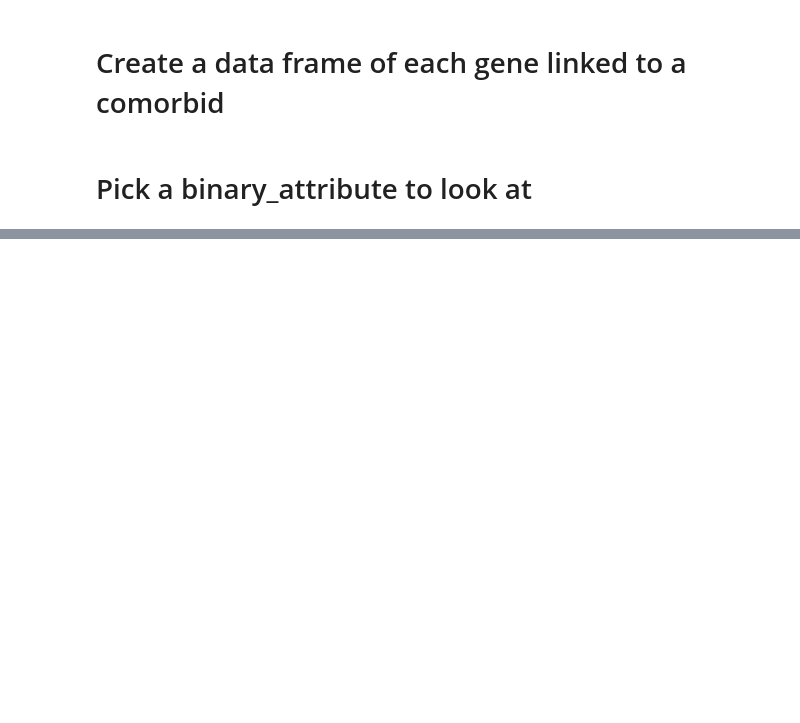
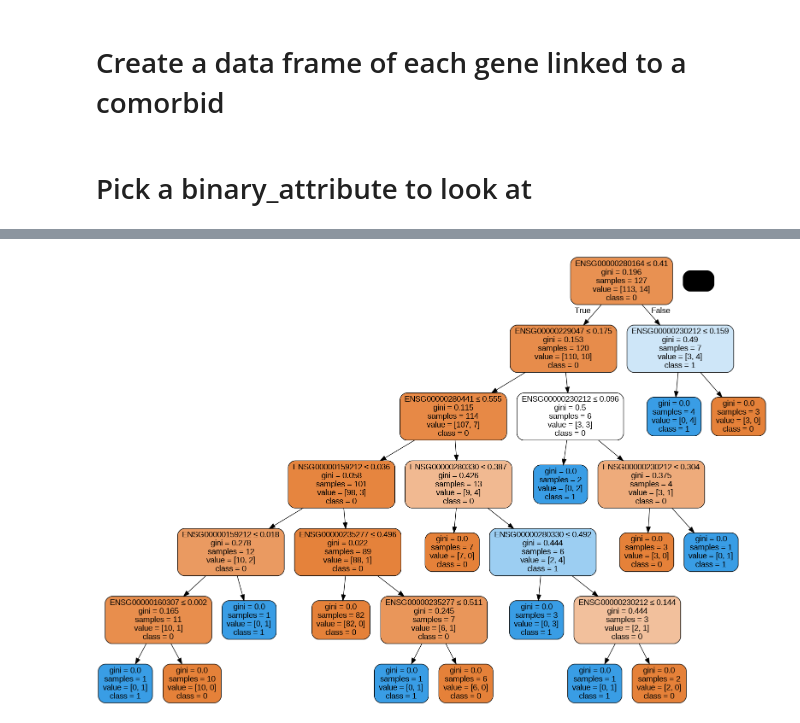
Before and after one commit to reza610/psea, a Jupyter notebook: notebook_example/one_comorbid_many_gene.ipynb, the cells around one changed output, grey strips where cells are left out. Saved outputs shown, nothing was run; the diff lists cells and outputs as text; code cells hidden in the pictures; blank space fills up the shorter version.

```diff
--- a/notebook_example/one_comorbid_many_gene.ipynb
+++ b/notebook_example/one_comorbid_many_gene.ipynb
@@ -73,12 +77,12 @@ def zscoregenes(acomorbid, genexpconditiondf):
 # Pick a binary_attribute to look at
 # %%
 #acondition = "constipation_disorder"
-#acondition = "strabismus"
-acondition="eustachian_tube_disorder"
+acondition = "strabismus"
+#acondition="eustachian_tube_disorder"
 genexpconditiondf = acomorbidanditsgenes(acondition,gene_exp_df, comorbid_df, df, genedf)
-zscore_genexpconditiondf = zscoregenes(acondition, genexpconditiondf)
-zscore_genexpconditiondf_high, zscore_genexpconditiondf_low = splitdf_high_low_genes(zscore_genexpconditiondf, acondition, df)
-lookatdf = zscore_genexpconditiondf_high
+#zscore_genexpconditiondf = zscoregenes(acondition, genexpconditiondf)
+#lookatdf= splitdf_high_low_genes(zscore_genexpconditiondf, acondition, df)
+lookatdf=genexpconditiondf
 dontuse_columns = ["Patient", acondition]
 gene_names = [thiscolname for thiscolname in lookatdf.columns if thiscolname not in dontuse_columns]
 lookatdf = lookatdf.sort_values(gene_names[0])
@@ -116,3 +118,22 @@ fig.update_traces(zmax=6, zmin=-6)
 fig.show()
 # %% [output]
 [interactive output not drawn]
+# %%
+feature_cols = gene_names
+#scale the gene expression
+scaler = MinMaxScaler()
+lookatdf[feature_cols] = scaler.fit_transform(lookatdf[feature_cols])
+#split to gene expression and condition we are trying tp predict
+X = lookatdf[feature_cols] # Features
+y = lookatdf[acondition] # Target variable
+# %%
+X_train, X_test, y_train, y_test = train_test_split(X, y, test_size=0.5, random_state=1) # 70% training and 30% test
+# %%
+# Create Decision Tree classifer object
+clf = DecisionTreeClassifier()
+
+# Train Decision Tree Classifer
+clf = clf.fit(X_train,y_train)
+
+#Predict the response for test dataset
+y_pred = clf.predict(X_test)
@@ -118,0 +165,15 @@ fig.show()
+# %%
+from sklearn.tree import export_graphviz
+from six import StringIO
+from IPython.display import Image
+import pydotplus
+
+dot_data = StringIO()
+export_graphviz(clf, out_file=dot_data,
+                filled=True, rounded=True,
+                special_characters=True,feature_names = feature_cols,class_names=['0','1'])
+graph = pydotplus.graph_from_dot_data(dot_data.getvalue())
+graph.write_png(acondition+'_DecisionTreeClassifier.png')
+Image(graph.create_png())
+# %% [output]
+[figure, added]
```
Also changed, not shown: parts of 10 cells of this notebook.
